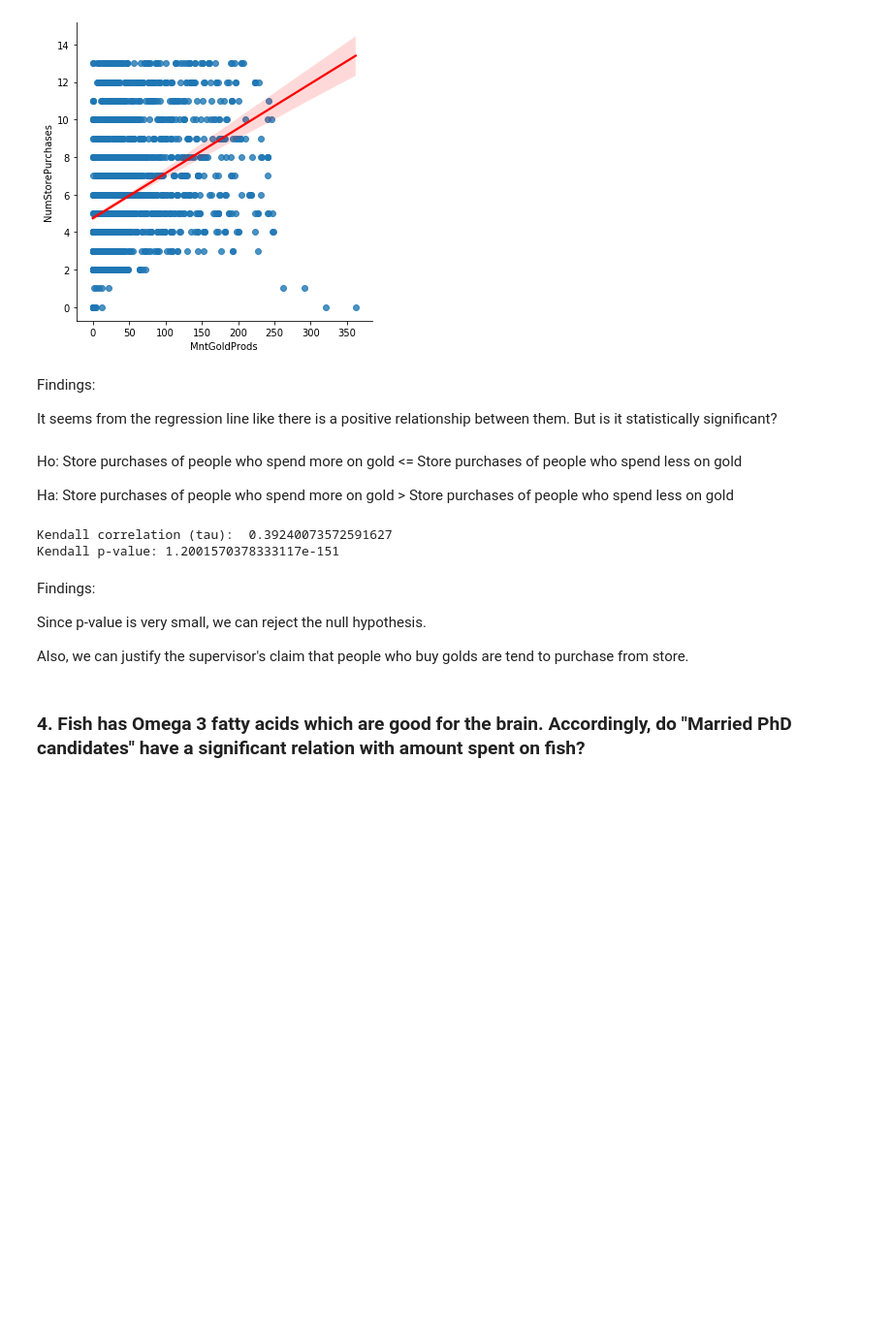
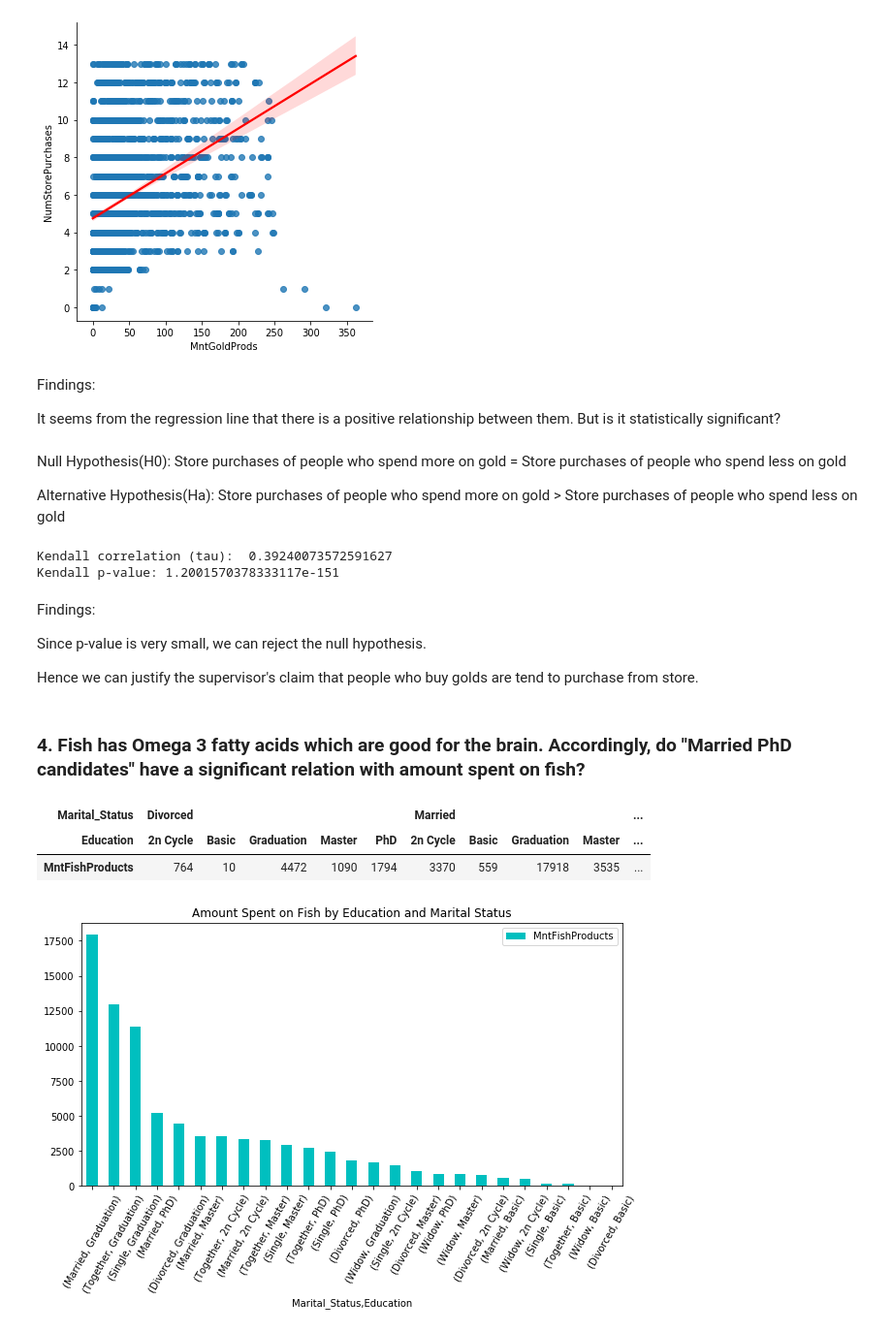
Before and after one commit to meliskurum/Marketing-Data-Analysis, a Jupyter notebook: Marketing Data Analysis.ipynb, the cells around one changed output. Shown at 97% size. Drawn from its saved outputs; the diff is of its cells as text; code cells hidden in the pictures; blank space fills up the shorter version.

```diff
--- a/Marketing Data Analysis.ipynb
+++ b/Marketing Data Analysis.ipynb
@@ -722,11 +739,11 @@ sns.lmplot(x = 'MntGoldProds', y = 'NumStorePurchases', data = df, line_kws={'co
 # %% [markdown]
 Findings:
 
-It seems from the regression line like there is a positive relationship between them. But is it statistically significant?
+It seems from the regression line that there is a positive relationship between them. But is it statistically significant?
 # %% [markdown]
-Ho: Store purchases of people who spend more on gold <= Store purchases of people who spend less on gold
+Null Hypothesis(H0): Store purchases of people who spend more on gold = Store purchases of people who spend less on gold
 
-Ha: Store purchases of people who spend more on gold > Store purchases of people who spend less on gold
+Alternative Hypothesis(Ha): Store purchases of people who spend more on gold > Store purchases of people who spend less on gold
 # %%
 from scipy.stats import kendalltau
 kendall_corr = kendalltau(x = df['MntGoldProds'], y = df['NumStorePurchases'])
@@ -741,6 +758,20 @@ Findings:
 
 Since p-value is very small, we can reject the null hypothesis.
 
-Also, we can justify the supervisor's claim that people who buy golds are tend to purchase from store.
+Hence we can justify the supervisor's claim that people who buy golds are tend to purchase from store.
 # %% [markdown]
 ### 4. Fish has Omega 3 fatty acids which are good for the brain. Accordingly, do "Married PhD candidates" have a significant relation with amount spent on fish?
+# %%
+df_fish = pd.pivot_table(data = df, index = ['Marital_Status', 'Education'], values = ['MntFishProducts'],
+                        aggfunc = 'sum')
+df_fish.T
+# %% [output]
+| Marital_Status | Divorced |  |  |  |  | Married |  |  |  | ... |
+| Education | 2n Cycle | Basic | Graduation | Master | PhD | 2n Cycle | Basic | Graduation | Master | ... |
+| MntFishProducts | 764 | 10 | 4472 | 1090 | 1794 | 3370 | 559 | 17918 | 3535 | ... |
+# %%
+df_fish.sort_values(by = 'MntFishProducts', ascending = False).plot(kind = 'bar', rot = 60, figsize = (10, 5), color = 'c')
+plt.title('Amount Spent on Fish by Education and Marital Status')
+plt.show()
+# %% [output]
+[figure, added]
```
Also changed, not shown: parts of 42 cells of this notebook.
